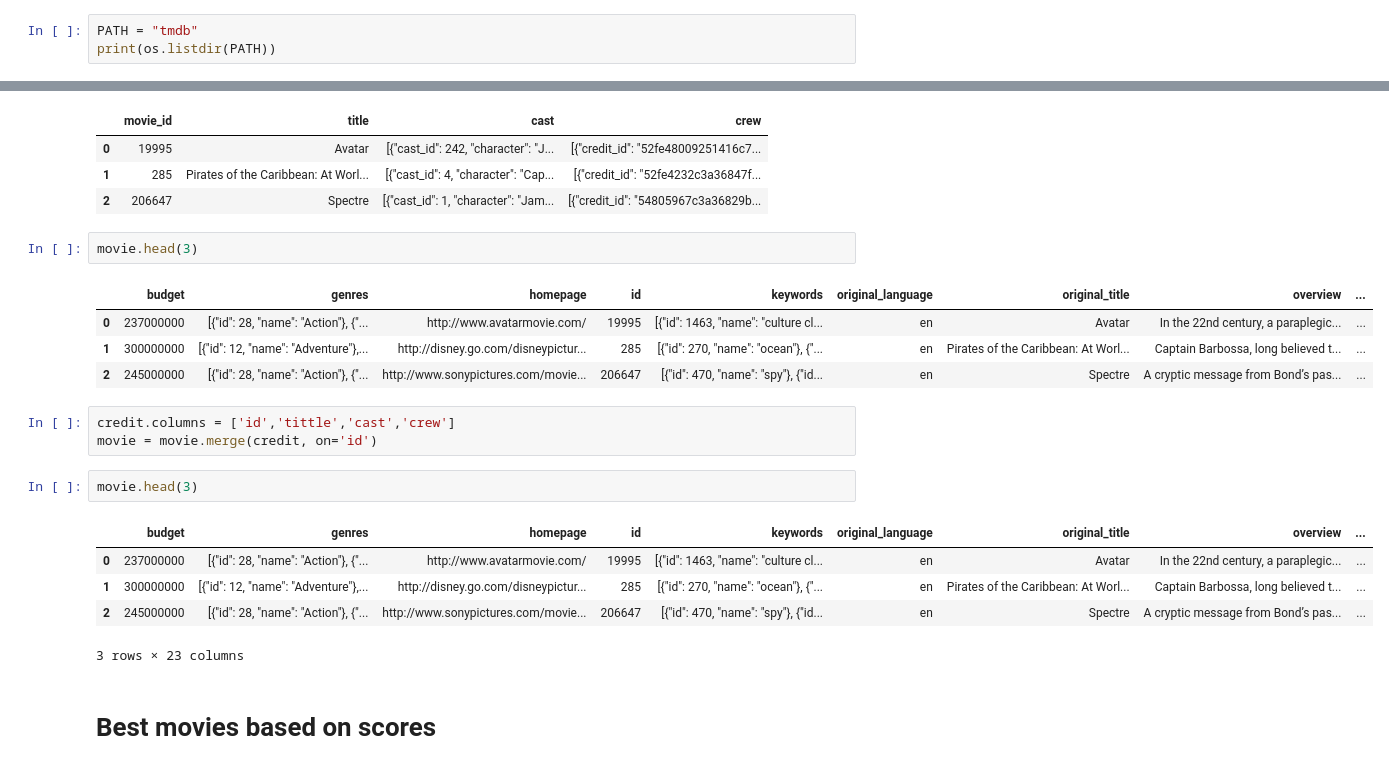
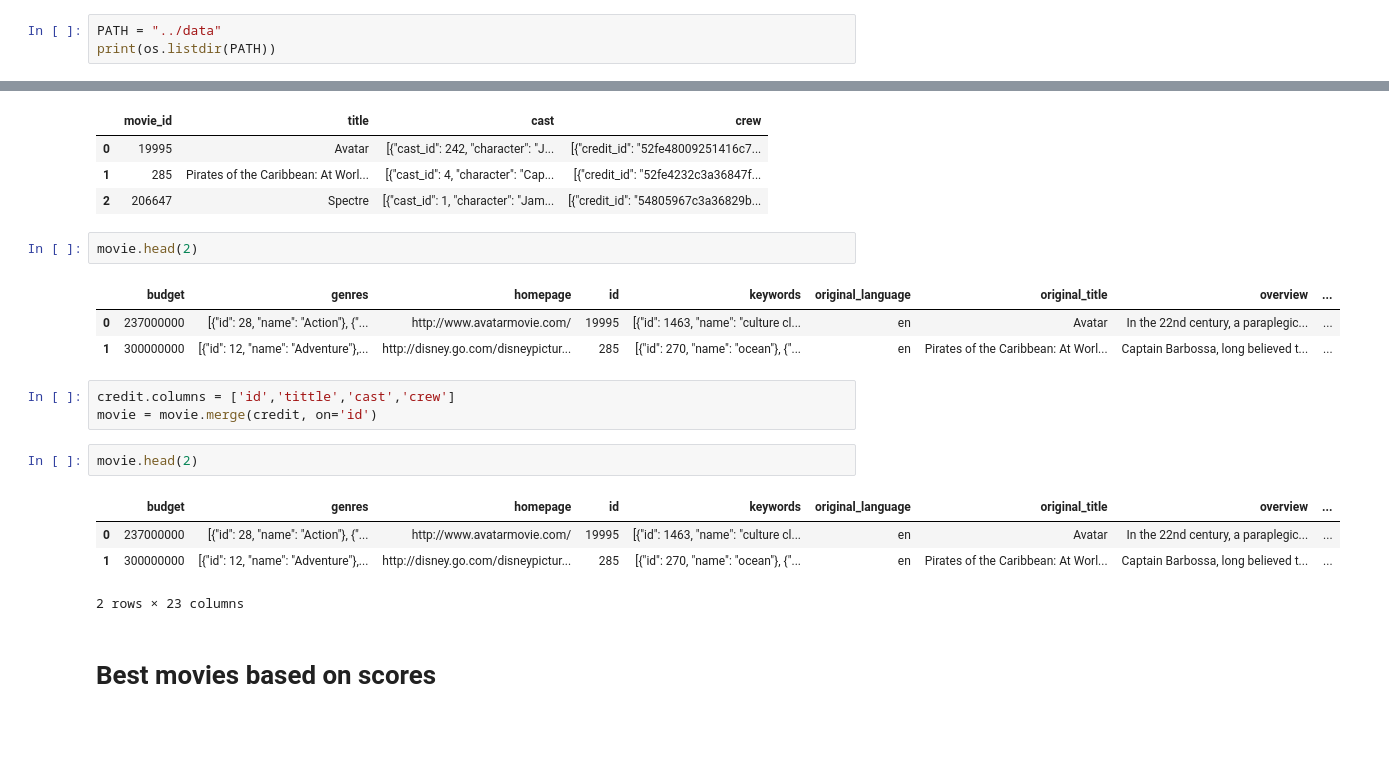
Before and after one commit to RRaphaell/Movie_Recommendation, a Jupyter notebook: notebooks/recommendation_system2.ipynb, the cells around one changed output, grey strips where cells are left out. Drawn from its saved outputs; the diff is of its cells as text; blank space fills up the shorter version.

```diff
--- a/notebooks/recommendation_system2.ipynb
+++ b/notebooks/recommendation_system2.ipynb
@@ -10,6 +11,6 @@ from surprise.model_selection import cross_validate
 from ast import literal_eval
 from surprise import Reader, Dataset, SVD
 # %%
-PATH = "tmdb"
+PATH = "../data"
 print(os.listdir(PATH))
 # %% [output]
@@ -25,23 +26,21 @@ credit.head(3)
 | 1 | 285 | Pirates of the Caribbean: At Worl... | [{"cast_id": 4, "character": "Cap... | [{"credit_id": "52fe4232c3a36847f... |
 | 2 | 206647 | Spectre | [{"cast_id": 1, "character": "Jam... | [{"credit_id": "54805967c3a36829b... |
 # %%
-movie.head(3)
+movie.head(2)
 # %% [output]
 |  | budget | genres | homepage | id | keywords | original_language | original_title | overview | ... |
 | 0 | 237000000 | [{"id": 28, "name": "Action"}, {"... | http://www.avatarmovie.com/ | 19995 | [{"id": 1463, "name": "culture cl... | en | Avatar | In the 22nd century, a paraplegic... | ... |
 | 1 | 300000000 | [{"id": 12, "name": "Adventure"},... | http://disney.go.com/disneypictur... | 285 | [{"id": 270, "name": "ocean"}, {"... | en | Pirates of the Caribbean: At Worl... | Captain Barbossa, long believed t... | ... |
-| 2 | 245000000 | [{"id": 28, "name": "Action"}, {"... | http://www.sonypictures.com/movie... | 206647 | [{"id": 470, "name": "spy"}, {"id... | en | Spectre | A cryptic message from Bond’s pas... | ... |
 # %%
 credit.columns = ['id','tittle','cast','crew']
 movie = movie.merge(credit, on='id')
 # %%
-movie.head(3)
+movie.head(2)
 # %% [output]
 |  | budget | genres | homepage | id | keywords | original_language | original_title | overview | ... |
 | 0 | 237000000 | [{"id": 28, "name": "Action"}, {"... | http://www.avatarmovie.com/ | 19995 | [{"id": 1463, "name": "culture cl... | en | Avatar | In the 22nd century, a paraplegic... | ... |
 | 1 | 300000000 | [{"id": 12, "name": "Adventure"},... | http://disney.go.com/disneypictur... | 285 | [{"id": 270, "name": "ocean"}, {"... | en | Pirates of the Caribbean: At Worl... | Captain Barbossa, long believed t... | ... |
-| 2 | 245000000 | [{"id": 28, "name": "Action"}, {"... | http://www.sonypictures.com/movie... | 206647 | [{"id": 470, "name": "spy"}, {"id... | en | Spectre | A cryptic message from Bond’s pas... | ... |
-3 rows × 23 columns
+2 rows × 23 columns
 # %% [markdown]
 # **Best movies based on scores**
 # %% [markdown]
```
Also changed, not shown: parts of 20 cells of this notebook, 9 other files.
